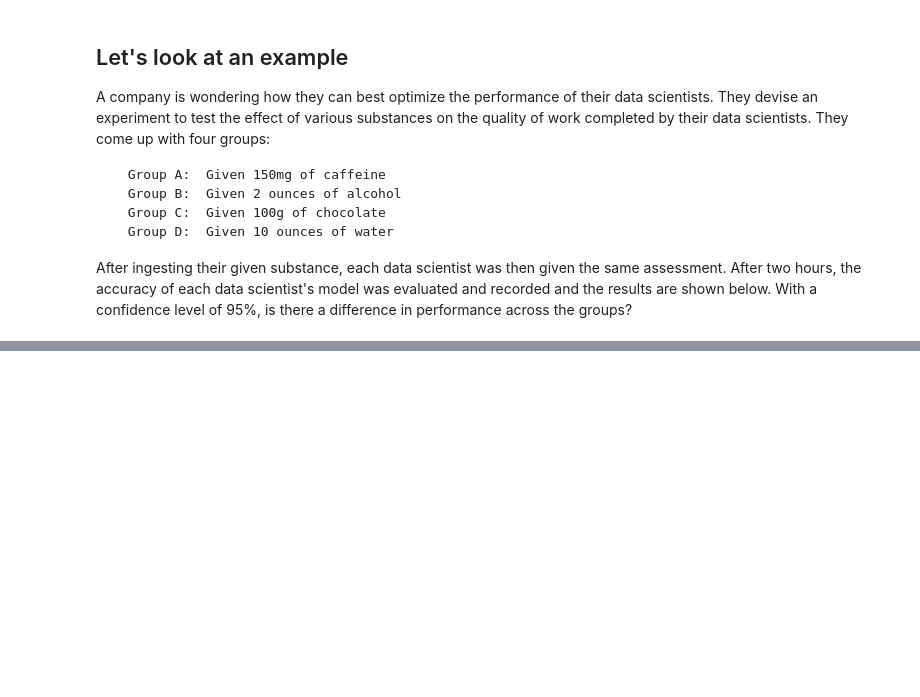
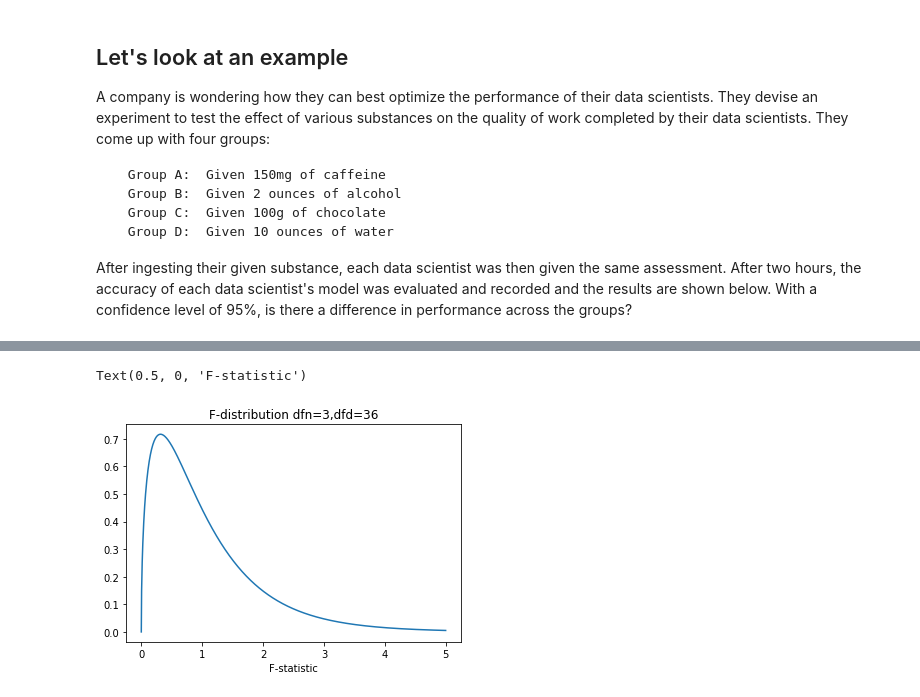
Before and after one commit to Amberlynnyandow/study-group-content, a Jupyter notebook: module_2/week_3_PT/ANOVA.ipynb, the cells around one changed output, grey strips where cells are left out. Saved outputs shown, nothing was run; the diff lists cells and outputs as text; code cells hidden in the pictures; blank space fills up the shorter version.

```diff
--- a/module_2/week_3_PT/ANOVA.ipynb
+++ b/module_2/week_3_PT/ANOVA.ipynb
@@ -48,10 +50,13 @@ If, a = number of groups AND N = total number of subjects THEN
 - Degrees of freedom denominator = N - a
 # %%
 x = np.linspace(0,5,1000)
-y = stats.f.pdf(x,3,16)
+y = stats.f.pdf(x,3,36)
 plt.plot(x,y)
-plt.title('F-distribution dfn=3,dfd=16')
+plt.title('F-distribution dfn=3,dfd=36')
 plt.xlabel('F-statistic')
+# %% [output]
+Text(0.5, 0, 'F-statistic')
+[figure, added]
 # %%
 x = np.linspace(0,5,1000)
 y = stats.f.pdf(x,3,16)
```
Also changed, not shown: parts of 5 cells of this notebook, 4 other files.
